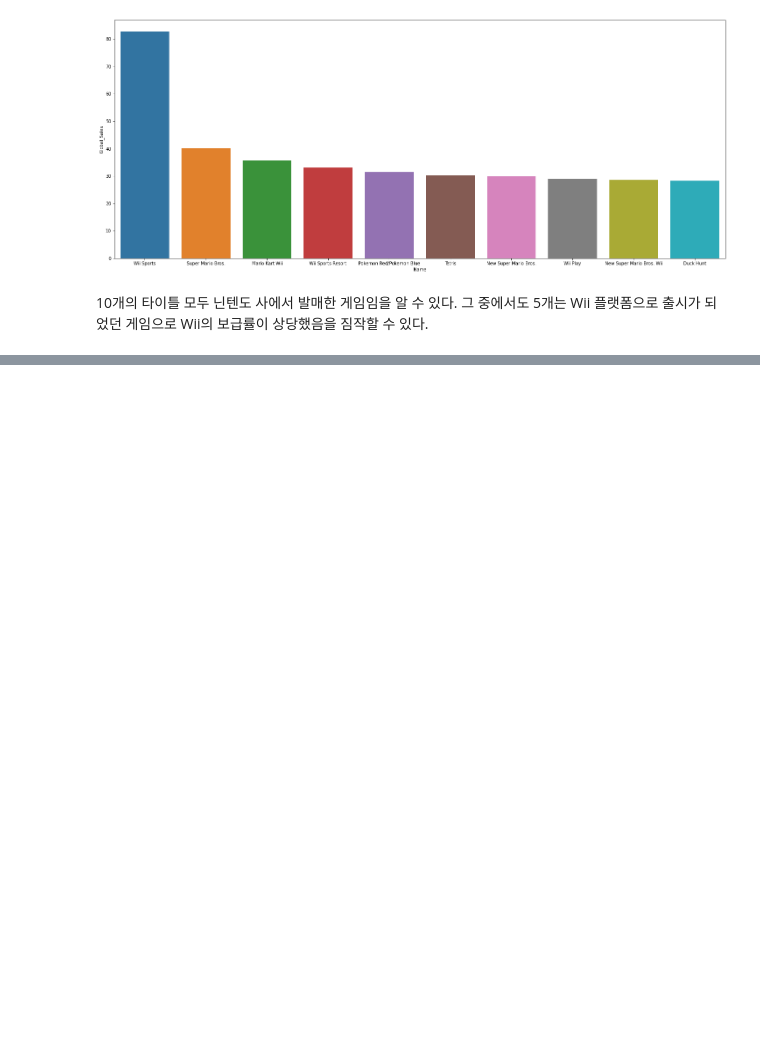
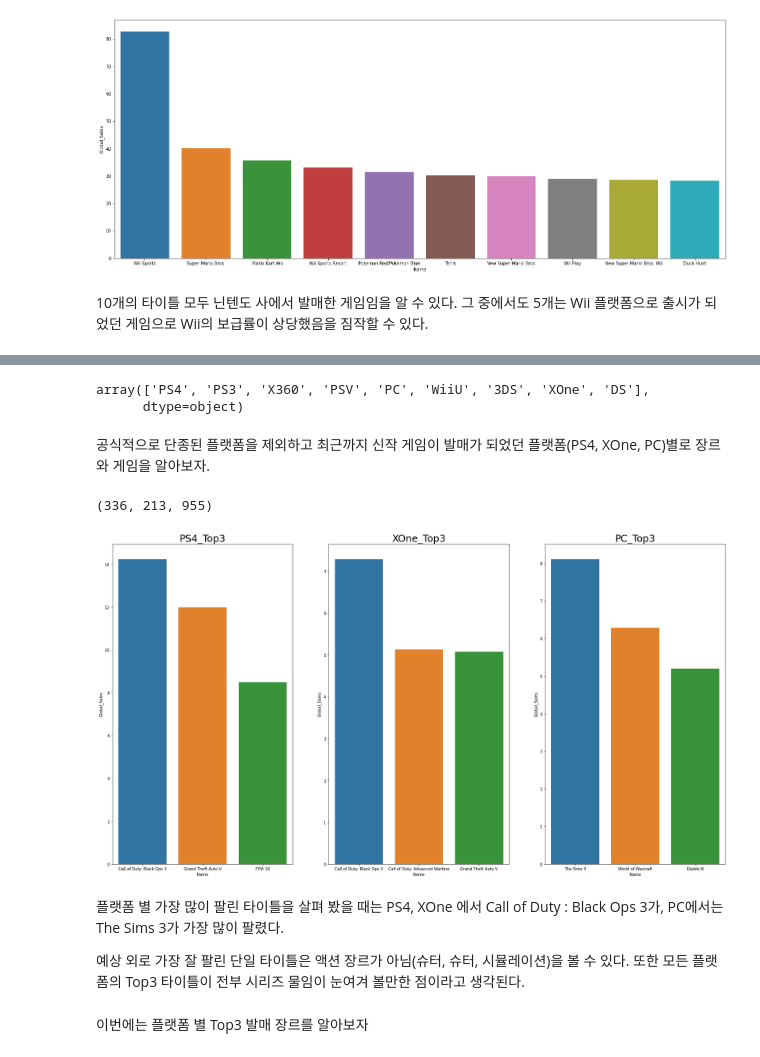
Before and after one commit to ORCT/ds-section1-project, a Jupyter notebook: Q3.max_sold_game_analyze.ipynb, the cells around one changed output, grey strips where cells are left out. Saved outputs shown, nothing was run; the diff lists cells and outputs as text; code cells hidden in the pictures; blank space fills up the shorter version.

```diff
--- a/Q3.max_sold_game_analyze.ipynb
+++ b/Q3.max_sold_game_analyze.ipynb
@@ -56,0 +128,40 @@ sns.barplot(x=df_top_10['Name'],y=df_top_10['Global_Sales'])
+# %%
+#이번엔 플랫폼 별로 출고량을 확인해보자
+df['Platform'].unique()#너무 많고 옛날 플랫폼도 많으니까 최근 5년에 게임 발매가 됐던 플랫폼만 보자
+recent_game = df[df['Year'] >= 2016]
+recent_game['Platform'].unique()#PS4, XOne, PC
+# %% [output]
+array(['PS4', 'PS3', 'X360', 'PSV', 'PC', 'WiiU', '3DS', 'XOne', 'DS'],
+      dtype=object)
+# %% [markdown]
+공식적으로 단종된 플랫폼을 제외하고 최근까지 신작 게임이 발매가 되었던 플랫폼(PS4, XOne, PC)별로 장르와 게임을 알아보자.
+# %%
+ps4 = df[df['Platform'] == 'PS4']
+xone = df[df['Platform'] == 'XOne']
+pc = df[df['Platform'] == 'PC']
+
+len(ps4), len(xone), len(pc) # 각 플랫폼 별 게임 타이틀 개수
+# %% [output]
+(336, 213, 955)
+# %%
+ps4_top3_title = ps4.sort_values('Global_Sales',ascending=False).reset_index(drop=True).loc[0:2, :]
+xone_top3_title = xone.sort_values('Global_Sales',ascending=False).reset_index(drop=True).loc[0:2, :]
+pc_top3_title = pc.sort_values('Global_Sales',ascending=False).reset_index(drop=True).loc[0:2, :]
+
+fig, axs = plt.subplots(figsize=(28, 15), nrows=1, ncols=3)
+sns.barplot(x='Name',y='Global_Sales',data=ps4_top3_title, ax=axs[0])
+sns.barplot(x='Name',y='Global_Sales',data=xone_top3_title, ax=axs[1])
+sns.barplot(x='Name',y='Global_Sales',data=pc_top3_title, ax=axs[2])
+
+axs[0].set_title("PS4_Top3",fontsize=25)
+axs[1].set_title("XOne_Top3",fontsize=25)
+axs[2].set_title("PC_Top3",fontsize=25)
+plt.show()
+# %% [output]
+[figure, added]
+# %% [markdown]
+플랫폼 별 가장 많이 팔린 타이틀을 살펴 봤을 때는 PS4, XOne 에서 Call of Duty : Black Ops 3가, PC에서는 The Sims 3가 가장 많이 팔렸다.
+
+예상 외로 가장 잘 팔린 단일 타이틀은 액션 장르가 아님(슈터, 슈터, 시뮬레이션)을 볼 수 있다. 또한 모든 플랫폼의 Top3 타이틀이 전부 시리즈 물임이 눈여겨 볼만한 점이라고 생각된다.
+# %% [markdown]
+이번에는 플랫폼 별 Top3 발매 장르를 알아보자
```
Also changed, not shown: parts of 12 cells of this notebook.
